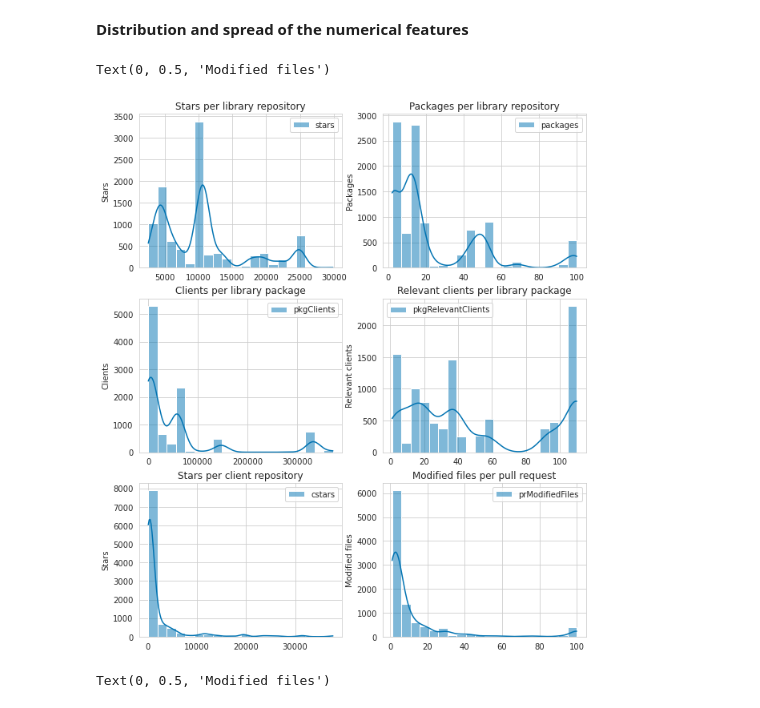
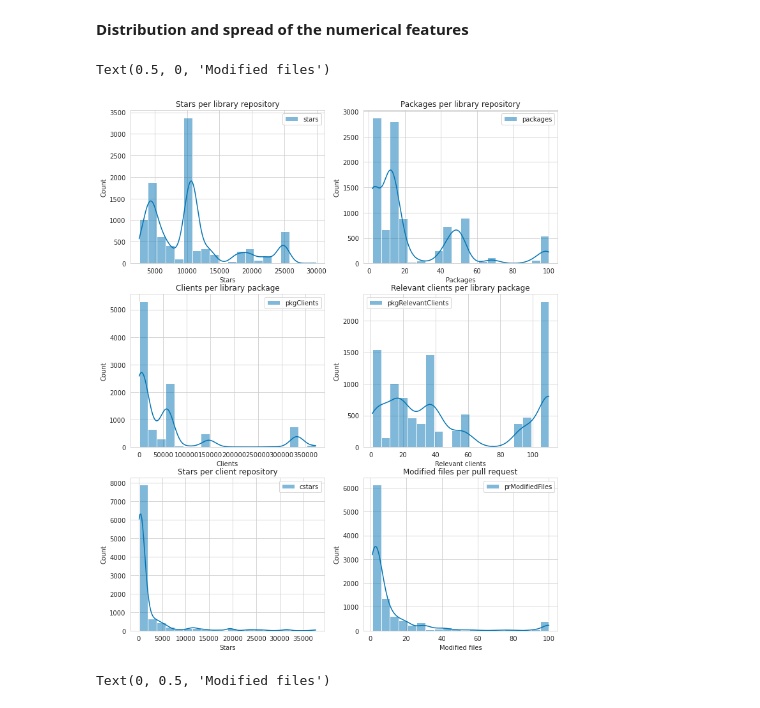
Before and after one commit to alien-tools/maracas, a Jupyter notebook: experiments/notebooks/eda.ipynb, the cells around one changed output. Drawn from its saved outputs; the diff is of its cells as text; code cells hidden in the pictures.

```diff
--- a/experiments/notebooks/eda.ipynb
+++ b/experiments/notebooks/eda.ipynb
@@ -133,31 +134,31 @@ Length: 681, dtype: int64
 # %% [markdown]
 **Distribution and spread of the numerical features**
 # %%
-fig, ax = plt.subplots(nrows=3, ncols=2, squeeze=True, figsize=(10, 12))
+fig, ax = plt.subplots(nrows=3, ncols=2, squeeze=True, figsize=(12, 15))
 
 sns.histplot(df[['stars']], kde=True, bins=20, color='#56B4E9', ax=ax[0, 0])
 sns.histplot(df[['packages']], kde=True, bins=20, color='#56B4E9', ax=ax[0, 1])
 sns.histplot(df[['pkgClients']], kde=True, bins=20, color='#009E73', ax=ax[1, 0])
 sns.histplot(df[['pkgRelevantClients']], kde=True, bins=20, color='#009E73', ax=ax[1, 1])
 sns.histplot(df[['cstars']], kde=True, bins=20, color='#F0E442', ax=ax[2, 0])
 sns.histplot(df[['prModifiedFiles']], kde=True, bins=20, color='#0072B2', ax=ax[2, 1])
 
 ax[0, 0].set_title('Stars per library repository')
 ax[0, 1].set_title('Packages per library repository')
 ax[1, 0].set_title('Clients per library package')
 ax[1, 1].set_title('Relevant clients per library package')
 ax[2, 0].set_title('Stars per client repository')
 ax[2, 1].set_title('Modified files per pull request')
 
-ax[0, 0].set_ylabel('Stars')
-ax[0, 1].set_ylabel('Packages')
-ax[1, 0].set_ylabel('Clients')
-ax[1, 1].set_ylabel('Relevant clients')
-ax[2, 0].set_ylabel('Stars')
-ax[2, 1].set_ylabel('Modified files')
+ax[0, 0].set_xlabel('Stars')
+ax[0, 1].set_xlabel('Packages')
+ax[1, 0].set_xlabel('Clients')
+ax[1, 1].set_xlabel('Relevant clients')
+ax[2, 0].set_xlabel('Stars')
+ax[2, 1].set_xlabel('Modified files')
 # %% [output]
-Text(0, 0.5, 'Modified files')
+Text(0.5, 0, 'Modified files')
-[figure, old version]
+[figure, new version]
 # %%
 fig, ax = plt.subplots(nrows=3, ncols=2, squeeze=True, figsize=(10, 12))
 
```
Also changed, not shown: parts of 1 cell of this notebook.
